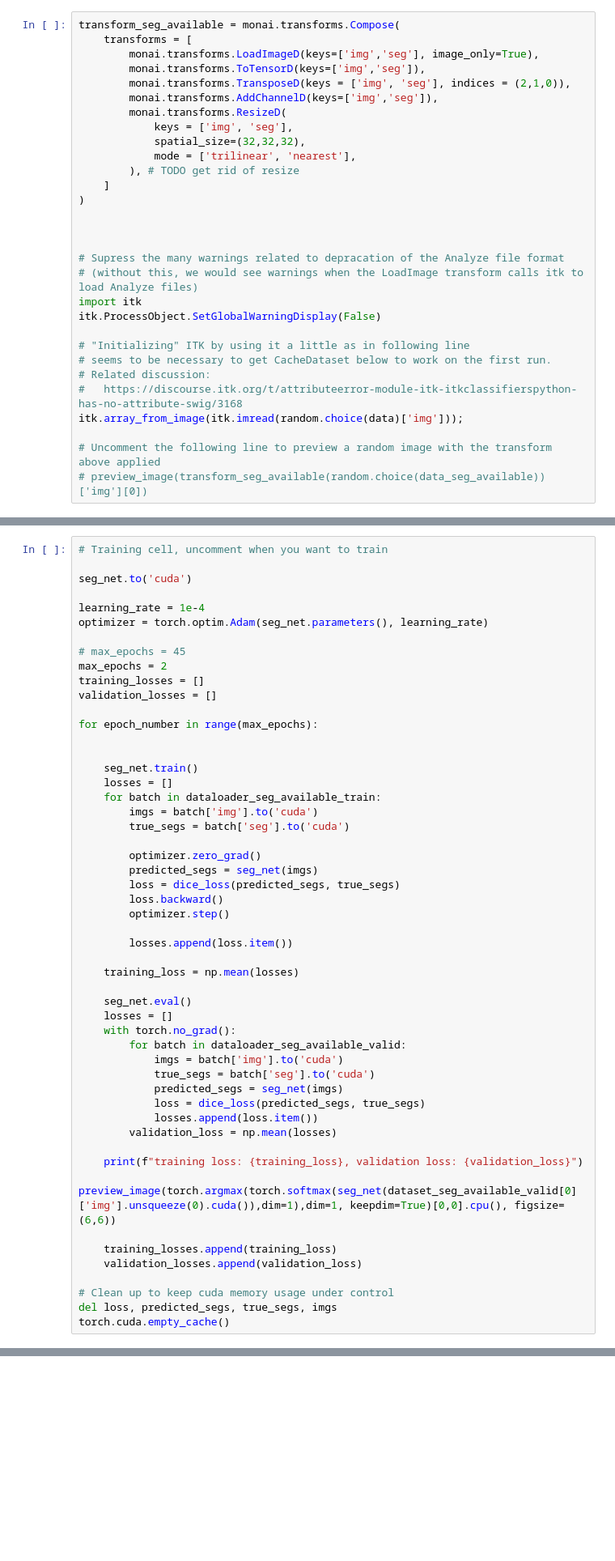
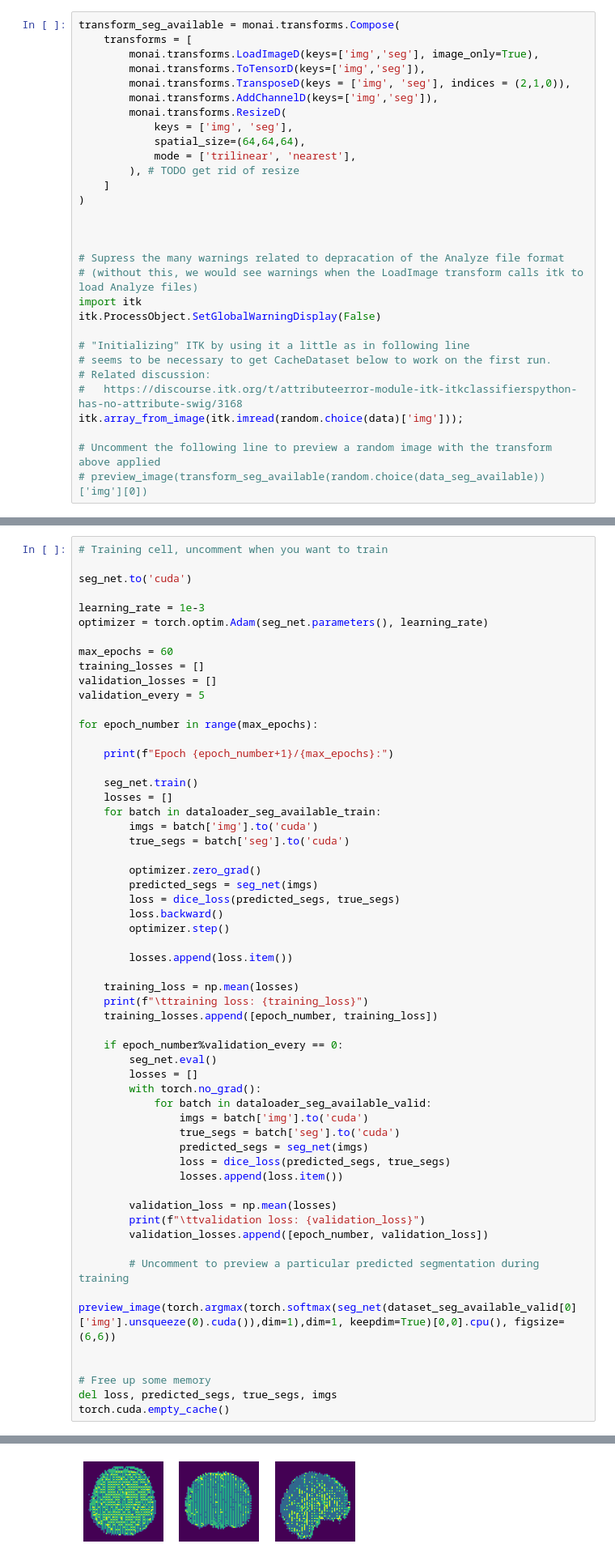
Before and after one commit to ebrahimebrahim/deep-atlas, a Jupyter notebook: exploration3.ipynb, the cells around one changed output, grey strips where cells are left out. Shown at 81% size. Drawn from its saved outputs; the diff is of its cells as text; blank space fills up the shorter version.

Commit message:
improve metrics reported during training

```diff
--- a/exploration3.ipynb
+++ b/exploration3.ipynb
@@ -123,7 +123,7 @@ transform_seg_available = monai.transforms.Compose(
         monai.transforms.AddChannelD(keys=['img','seg']),
         monai.transforms.ResizeD(
             keys = ['img', 'seg'],
-            spatial_size=(32,32,32),
+            spatial_size=(64,64,64),
             mode = ['trilinear', 'nearest'],
         ), # TODO get rid of resize
     ]
@@ -497,16 +510,17 @@ dataloader_seg_available_valid = monai.data.DataLoader(
 
 seg_net.to('cuda')
 
-learning_rate = 1e-4
+learning_rate = 1e-3
 optimizer = torch.optim.Adam(seg_net.parameters(), learning_rate)
 
-# max_epochs = 45
-max_epochs = 2
+max_epochs = 60
 training_losses = []
 validation_losses = []
+validation_every = 5
 
 for epoch_number in range(max_epochs):
 
+    print(f"Epoch {epoch_number+1}/{max_epochs}:")
 
     seg_net.train()
     losses = []
@@ -523,24 +537,29 @@ for epoch_number in range(max_epochs):
         losses.append(loss.item())
 
     training_loss = np.mean(losses)
+    print(f"\ttraining loss: {training_loss}")
+    training_losses.append([epoch_number, training_loss])
 
-    seg_net.eval()
-    losses = []
-    with torch.no_grad():
-        for batch in dataloader_seg_available_valid:
-            imgs = batch['img'].to('cuda')
-            true_segs = batch['seg'].to('cuda')
-            predicted_segs = seg_net(imgs)
-            loss = dice_loss(predicted_segs, true_segs)
-            losses.append(loss.item())
+    if epoch_number%validation_every == 0:
+        seg_net.eval()
+        losses = []
+        with torch.no_grad():
+            for batch in dataloader_seg_available_valid:
+                imgs = batch['img'].to('cuda')
+                true_segs = batch['seg'].to('cuda')
+                predicted_segs = seg_net(imgs)
+                loss = dice_loss(predicted_segs, true_segs)
+                losses.append(loss.item())
+
         validation_loss = np.mean(losses)
+        print(f"\ttvalidation loss: {validation_loss}")
+        validation_losses.append([epoch_number, validation_loss])
 
-    print(f"training loss: {training_loss}, validation loss: {validation_loss}")
-    preview_image(torch.argmax(torch.softmax(seg_net(dataset_seg_available_valid[0]['img'].unsqueeze(0).cuda()),dim=1),dim=1, keepdim=True)[0,0].cpu(), figsize=(6,6))
+        # Uncomment to preview a particular predicted segmentation during training
+        preview_image(torch.argmax(torch.softmax(seg_net(dataset_seg_available_valid[0]['img'].unsqueeze(0).cuda()),dim=1),dim=1, keepdim=True)[0,0].cpu(), figsize=(6,6))
 
-    training_losses.append(training_loss)
-    validation_losses.append(validation_loss)
 
-# Clean up to keep cuda memory usage under control
+# Free up some memory
 del loss, predicted_segs, true_segs, imgs
 torch.cuda.empty_cache()
+# %% [output]
@@ -546,0 +569 @@ torch.cuda.empty_cache()
+[figure, added]
```
Also changed, not shown: parts of 25 cells of this notebook.
